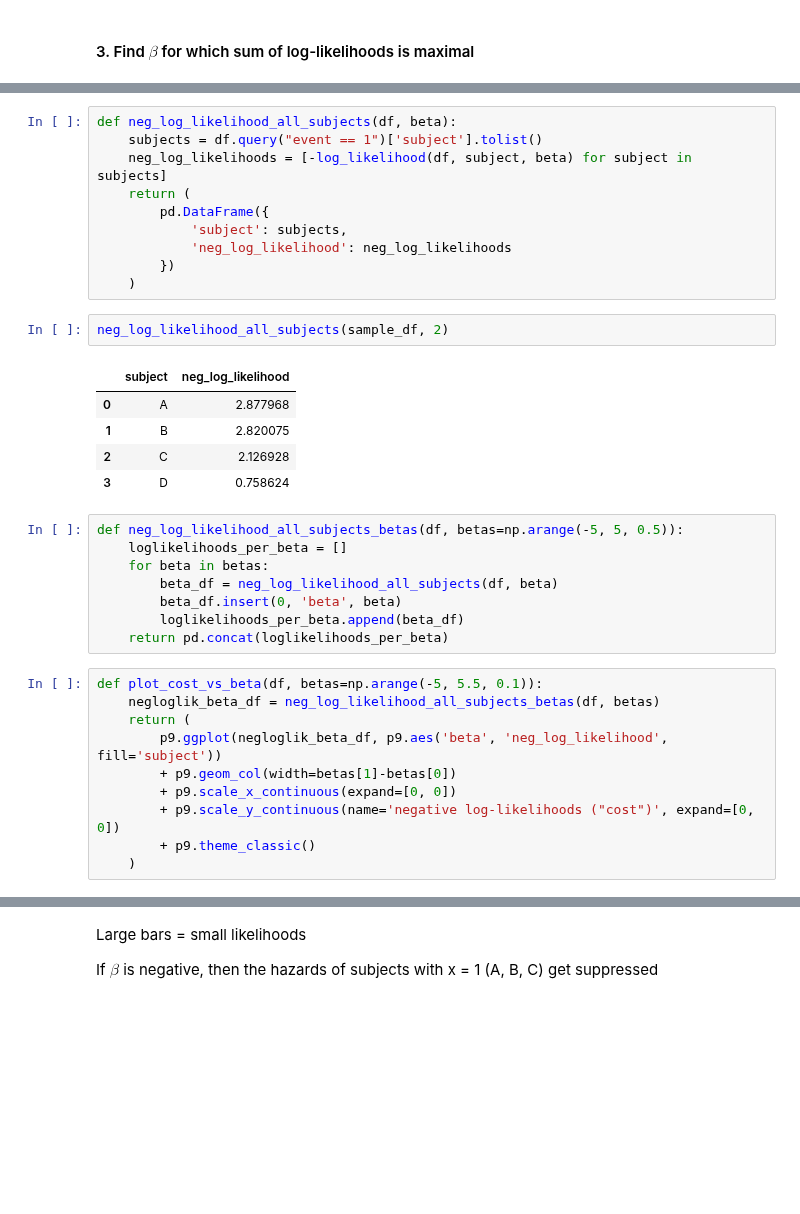
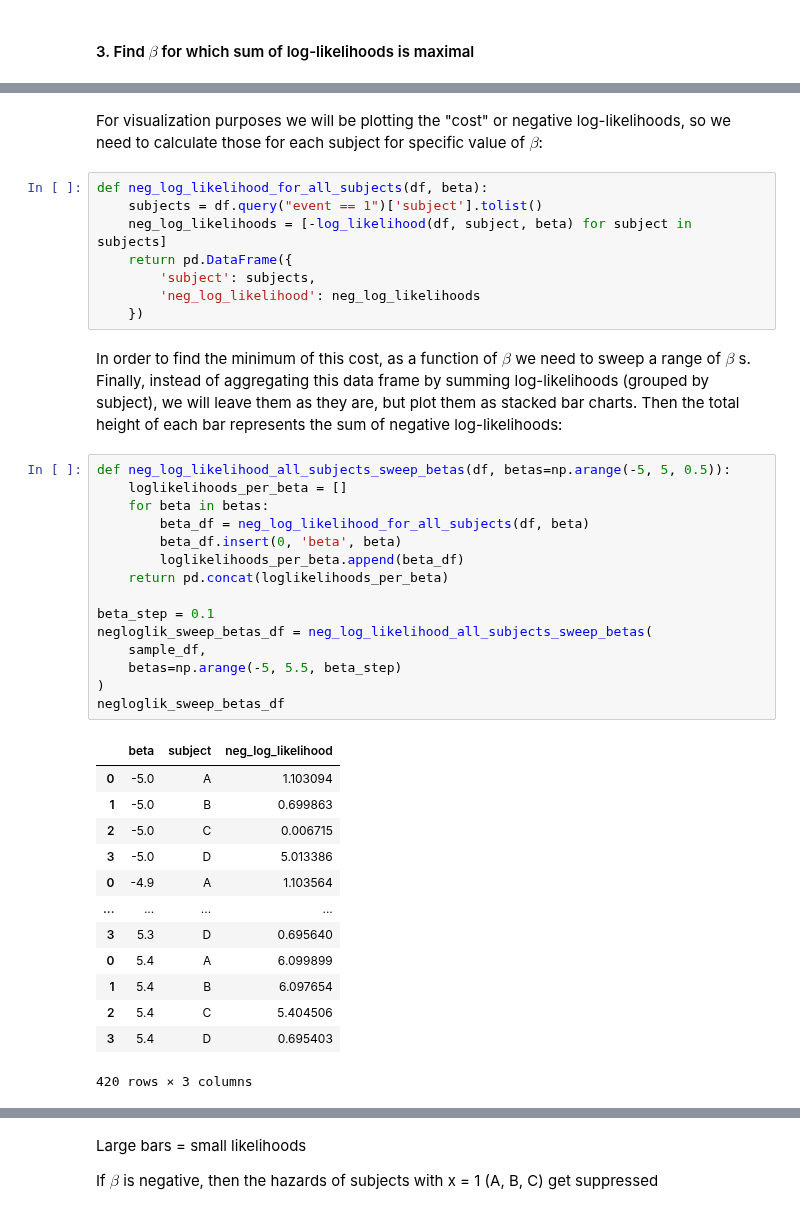
Before and after one commit to igor-sb/blog, a Jupyter notebook: posts/cox_regression.ipynb, the cells around one changed output, grey strips where cells are left out. Cells and saved outputs as stored; diff of their text form; blank space fills up the shorter version.

Commit message:
refactor plots, polish fitting

```diff
--- a/posts/cox_regression.ipynb
+++ b/posts/cox_regression.ipynb
@@ -272,36 +167,41 @@ def log_likelihood(df, subject, beta):
+# %% [markdown]
+For visualization purposes we will be plotting the "cost" or negative log-likelihoods, so we need to calculate those for each subject for specific value of $\beta$:
 # %%
-def neg_log_likelihood_all_subjects(df, beta):
+def neg_log_likelihood_for_all_subjects(df, beta):
     subjects = df.query("event == 1")['subject'].tolist()
     neg_log_likelihoods = [-log_likelihood(df, subject, beta) for subject in subjects]
-    return (
-        pd.DataFrame({
-            'subject': subjects,
-            'neg_log_likelihood': neg_log_likelihoods
-        })
-    )
+    return pd.DataFrame({
+        'subject': subjects,
+        'neg_log_likelihood': neg_log_likelihoods
+    })
-# %%
-neg_log_likelihood_all_subjects(sample_df, 2)
-# %% [output]
-|  | subject | neg_log_likelihood |
-| 0 | A | 2.877968 |
-| 1 | B | 2.820075 |
-| 2 | C | 2.126928 |
-| 3 | D | 0.758624 |
+# %% [markdown]
+In order to find the minimum of this cost, as a function of $\beta$ we need to sweep a range of $\beta$ s. Finally, instead of aggregating this data frame by summing log-likelihoods (grouped by subject), we will leave them as they are, but plot them as stacked bar charts. Then the total height of each bar represents the sum of negative log-likelihoods:
 # %%
-def neg_log_likelihood_all_subjects_betas(df, betas=np.arange(-5, 5, 0.5)):
+def neg_log_likelihood_all_subjects_sweep_betas(df, betas=np.arange(-5, 5, 0.5)):
     loglikelihoods_per_beta = []
     for beta in betas:
-        beta_df = neg_log_likelihood_all_subjects(df, beta)
+        beta_df = neg_log_likelihood_for_all_subjects(df, beta)
         beta_df.insert(0, 'beta', beta)
         loglikelihoods_per_beta.append(beta_df)
     return pd.concat(loglikelihoods_per_beta)
+
+beta_step = 0.1
+negloglik_sweep_betas_df = neg_log_likelihood_all_subjects_sweep_betas(
+    sample_df,
+    betas=np.arange(-5, 5.5, beta_step)
+)
+negloglik_sweep_betas_df
+# %% [output]
+|  | beta | subject | neg_log_likelihood |
+| 0 | -5.0 | A | 1.103094 |
+| 1 | -5.0 | B | 0.699863 |
+| 2 | -5.0 | C | 0.006715 |
+| 3 | -5.0 | D | 5.013386 |
+| 0 | -4.9 | A | 1.103564 |
+| ... | ... | ... | ... |
+| 3 | 5.3 | D | 0.695640 |
+| 0 | 5.4 | A | 6.099899 |
+| 1 | 5.4 | B | 6.097654 |
+| 2 | 5.4 | C | 5.404506 |
+| 3 | 5.4 | D | 0.695403 |
+420 rows × 3 columns
-# %%
-def plot_cost_vs_beta(df, betas=np.arange(-5, 5.5, 0.1)):
-    negloglik_beta_df = neg_log_likelihood_all_subjects_betas(df, betas)
-    return (
-        p9.ggplot(negloglik_beta_df, p9.aes('beta', 'neg_log_likelihood', fill='subject'))
-        + p9.geom_col(width=betas[1]-betas[0])
-        + p9.scale_x_continuous(expand=[0, 0])
-        + p9.scale_y_continuous(name='negative log-likelihoods ("cost")', expand=[0, 0])
-        + p9.theme_classic()
-    )
```
Also changed, not shown: parts of 39 cells of this notebook, 1 other file.
